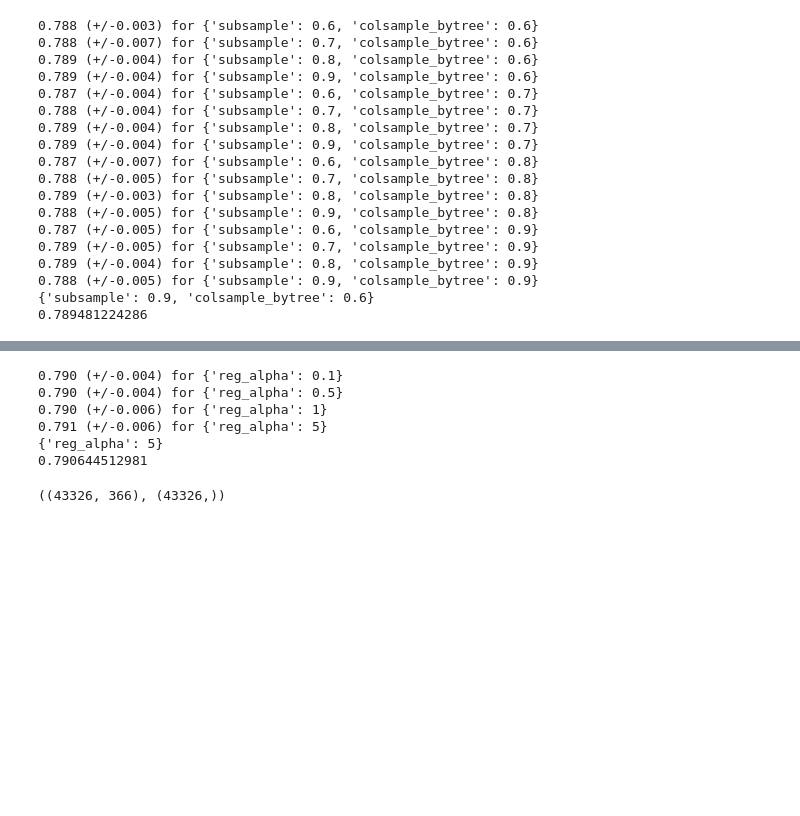
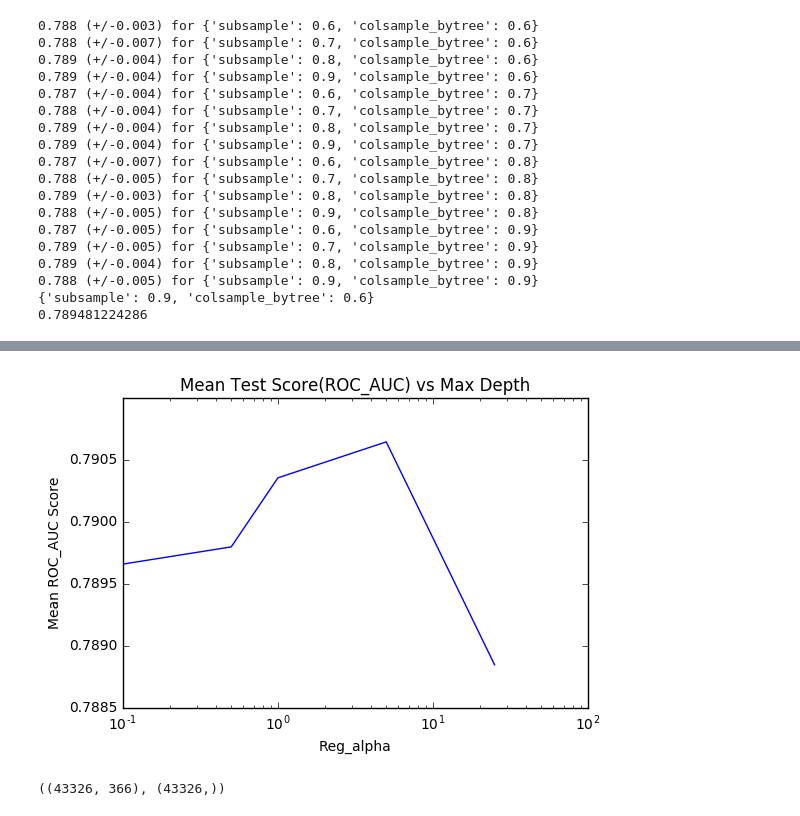
Before and after one commit to jxihong/cs155-kaggle, a Jupyter notebook: parameter_tuning.ipynb, the cells around one changed output, grey strips where cells are left out. Drawn from its saved outputs; the diff is of its cells as text; code cells hidden in the pictures; blank space fills up the shorter version.

```diff
--- a/parameter_tuning.ipynb
+++ b/parameter_tuning.ipynb
@@ -500,6 +559,6 @@ GridSearchCV(cv=None, error_score='raise',
 # %%
 param_test4 = {
-    'reg_alpha':[0.1, 0.5, 1, 5]
+    'reg_alpha':[0.1, 0.5, 1, 5, 25]
 }
 gsearch6 = GridSearchCV(estimator = XGBClassifier( learning_rate =0.1, n_estimators=100, max_depth=7,
                                         subsample=0.9, colsample_bytree=0.6,
@@ -538,17 +597,13 @@ GridSearchCV(cv=None, error_score='raise',
-# %%
-means = gsearch6.cv_results_['mean_test_score']
-stds = gsearch6.cv_results_['std_test_score']
-for mean, std, params in zip(means, stds, gsearch6.cv_results_['params']):
-    print("%0.3f (+/-%0.03f) for %r"% (mean, std * 2, params))
-print gsearch6.best_params_
-print gsearch6.best_score_
-# %% [output]
-0.790 (+/-0.004) for {'reg_alpha': 0.1}
-0.790 (+/-0.004) for {'reg_alpha': 0.5}
-0.790 (+/-0.006) for {'reg_alpha': 1}
-0.791 (+/-0.006) for {'reg_alpha': 5}
-{'reg_alpha': 5}
-0.790644512981
+# %%
+xs = [0.1, 0.5, 1, 5, 25]
+ys = gsearch6.cv_results_['mean_test_score']
+plt.semilogx(xs,ys)
+plt.title("Mean Test Score(ROC_AUC) vs Max Depth")
+plt.ylabel("Mean ROC_AUC Score")
+plt.xlabel("Reg_alpha")
+plt.savefig("plots/xgb_alpha_2.png")
+# %% [output]
+[figure, added]
 # %%
 from sklearn.model_selection import train_test_split
 # %%
```
Also changed, not shown: parts of 5 cells of this notebook, 5 other files.
